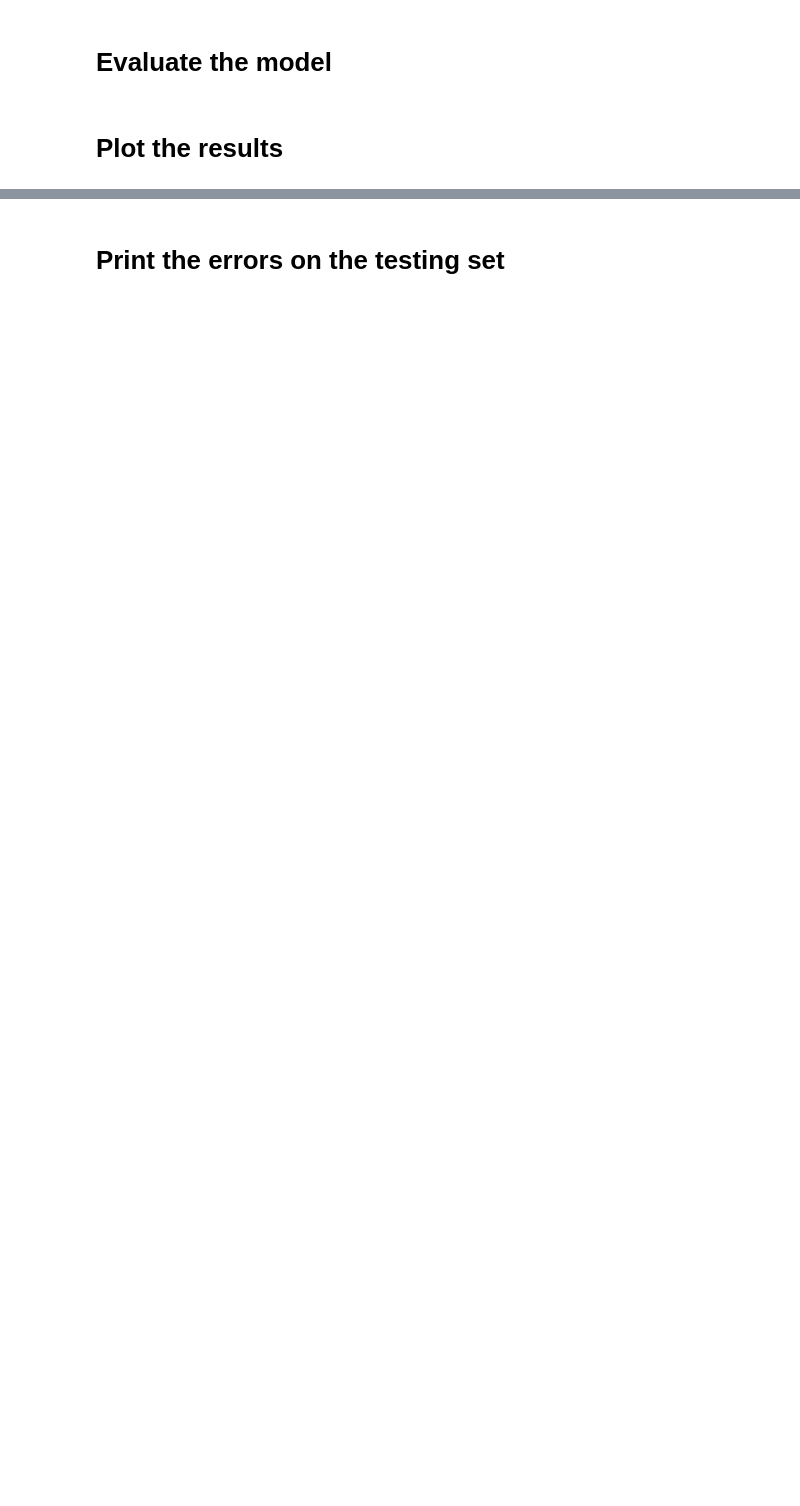
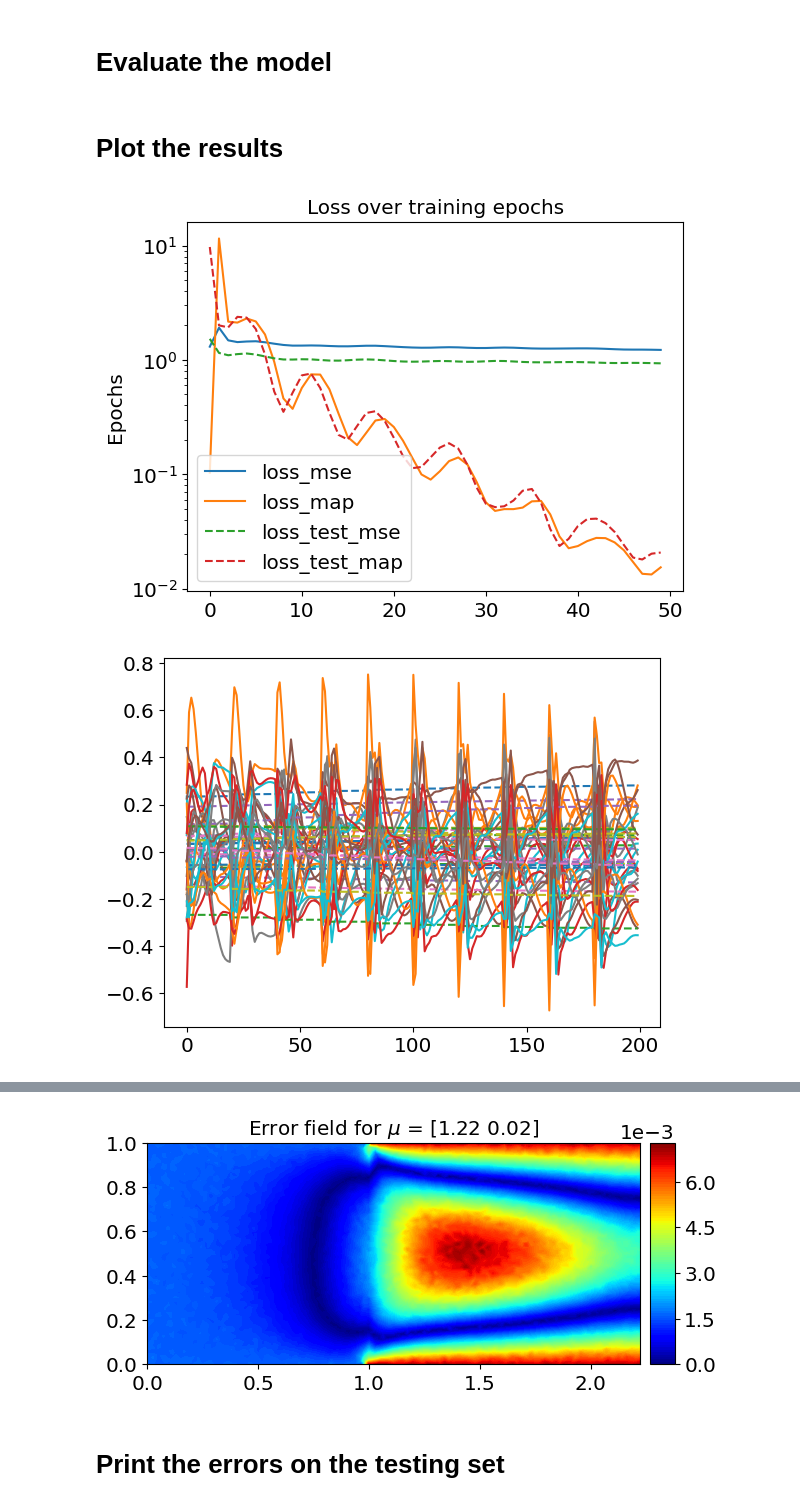
Before and after one commit to fpichi/gca-rom, a Jupyter notebook: notebook/03_graetz.ipynb, the cells around one changed output, grey strips where cells are left out. Drawn from its saved outputs; the diff is of its cells as text; code cells hidden in the pictures; blank space fills up the shorter version.

Commit message:
Add tqdm for training and refactoring code

```diff
--- a/notebook/03_graetz.ipynb
+++ b/notebook/03_graetz.ipynb
@@ -54,29 +57,9 @@ min_test_loss = np.Inf
 # %% [markdown]
 # Train or load a pre-trained network
-# %%
-try:
-    model.load_state_dict(torch.load(HyperParams.net_dir+HyperParams.net_name+HyperParams.net_run+'.pt', map_location=torch.device('cpu')))
-    print('Loading saved network')
-
-except FileNotFoundError:
-    print('Training net')
-    for epoch in range(HyperParams.max_epochs):
-        train_rmse = training.train(model, optimizer, device, scheduler, params, train_loader, train_trajectories, HyperParams, history)
-        if HyperParams.cross_validation:
-            test_rmse = training.val(model, device, params, test_loader, test_trajectories, HyperParams, history_test)
-            print("Epoch[{}/{}, train_mse loss:{}, test_mse loss:{}".format(epoch + 1, HyperParams.max_epochs, history['train'][-1], history_test['test'][-1]))
-        else:
-            test_rmse = train_rmse
-            print("Epoch[{}/{}, train_mse loss:{}".format(epoch + 1, HyperParams.max_epochs, history['train'][-1]))
-        if test_rmse < min_test_loss:
-            min_test_loss = test_rmse
-            best_epoch = epoch
-            torch.save(model.state_dict(), HyperParams.net_dir+HyperParams.net_name+HyperParams.net_run+'.pt')
-        if HyperParams.tolerance >= train_rmse:
-            print('Early stopping!')
-            break
-        np.save(HyperParams.net_dir+'history'+HyperParams.net_run+'.npy', history)
-        np.save(HyperParams.net_dir+'history_test'+HyperParams.net_run+'.npy', history_test)
-
-    print("\nLoading best network for epoch: ", best_epoch)
-    model.load_state_dict(torch.load(HyperParams.net_dir+HyperParams.net_name+HyperParams.net_run+'.pt', map_location=torch.device('cpu')))
+# %%
+try:
+    model.load_state_dict(torch.load(HyperParams.net_dir+HyperParams.net_name+HyperParams.net_run+'.pt', map_location=torch.device('cpu')))
+    print('Loading saved network')
+except FileNotFoundError:
+    print('Training network')
+    training.train(model, optimizer, device, scheduler, params, train_loader, test_loader, train_trajectories, test_trajectories, HyperParams)
@@ -92,13 +78,16 @@ results, latents_map, latents_gca = testing.evaluate(VAR_all, model, graph_loade
 # %%
 plotting.plot_loss(HyperParams)
 plotting.plot_latent(HyperParams, latents_map, latents_gca)
 plotting.plot_error(results, VAR_all, scaler_all, HyperParams, mu_space, params, train_trajectories, vars)
 
-N = 1
+N = 5
 snapshots = np.arange(params.shape[0]).tolist()
 np.random.shuffle(snapshots)
 for SNAP in snapshots[0:N]:
     plotting.plot_fields(SNAP, results, scaler_all, HyperParams, dataset, xyz, params)
     plotting.plot_error_fields(SNAP, results, VAR_all, scaler_all, HyperParams, dataset, xyz, params)
 
 results_test, _, _ = testing.evaluate(VAR_test, model, val_loader, params, HyperParams, test_trajectories)
+# %% [output]
+[figure, added]
+[figure, added]
@@ -105,3 +95,4 @@ results_test, _, _ = testing.evaluate(VAR_test, model, val_loader, params, Hyper
+[figure, added]
 # %% [markdown]
 # Print the errors on the testing set
 # %%
```
Also changed, not shown: parts of 7 cells of this notebook, 1 other file.
